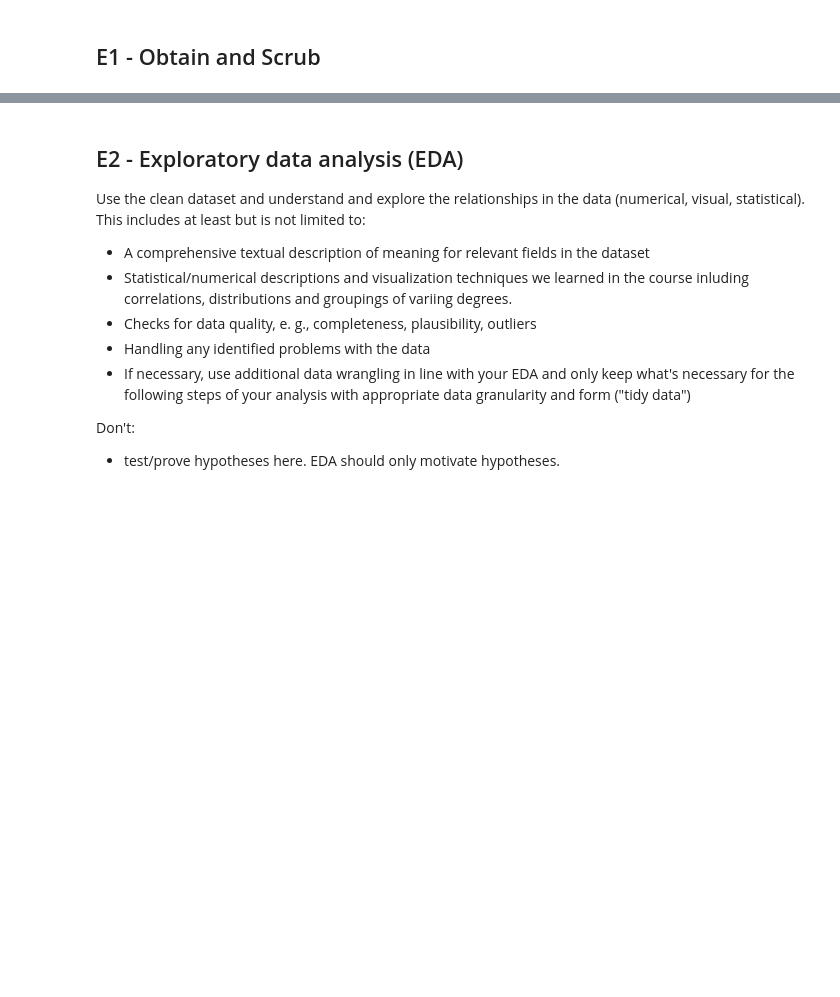
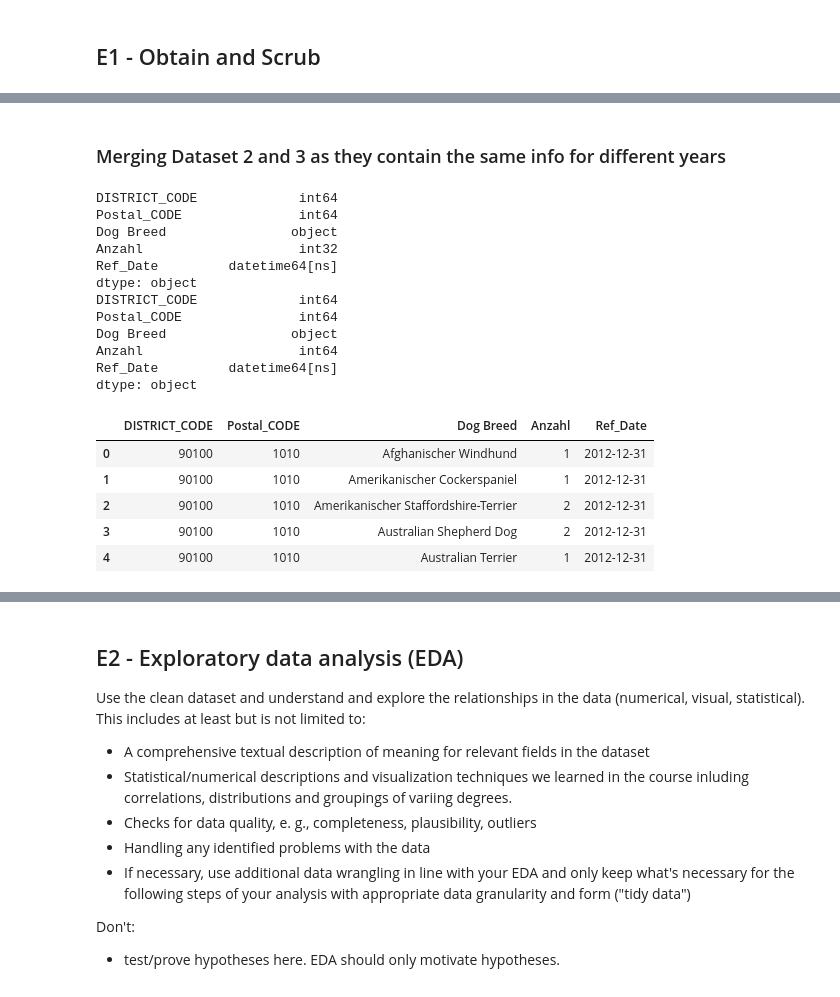
Before and after one commit to theresanother1/dee24-group-project, a Jupyter notebook: prj01.ipynb, the cells around one changed output, grey strips where cells are left out. Drawn from its saved outputs; the diff is of its cells as text; code cells hidden in the pictures; blank space fills up the shorter version.

```diff
--- a/prj01.ipynb
+++ b/prj01.ipynb
@@ -100,5 +335,7 @@ dog_types.head()
 # %%
 # Import dataset 3
-dogs_2 = pd.read_csv("hunde-vie.csv", sep=';', encoding='latin-1', skiprows=1)
-dogs_2.head()
+dog_types_2012 = pd.read_csv("hunde-vie.csv", sep=';', encoding='latin-1', skiprows=1)
+
+print("Dataframe shape: ", dog_types_2012.shape)
+dog_types_2012.head(5)
 # %% [output]
@@ -110,0 +380,4 @@ dogs_2.head()
+# %%
+dog_types_2012['Ref_Date'] = pd.to_datetime(dog_types_2012['Ref_Date'], format='%Y%d%m').dt.strftime('%Y%m%d')
+dog_types_2012 = adapt_df(dog_types_2012)
+print(dog_types_2012.isnull().values.any())
@@ -110,0 +403,29 @@ dogs_2.head()
+# %%
+# drop duplicates
+key=['Dog Breed', 'Postal_CODE']
+dog_types_2012=dog_types_2012.drop_duplicates(subset=key)
+# %% [markdown]
+### Merging Dataset 2 and 3 as they contain the same info for different years
+# %%
+print(dog_types_2024.dtypes)
+print(dog_types_2012.dtypes)
+dog_types_2012.head(5)
+# %% [output]
+DISTRICT_CODE             int64
+Postal_CODE               int64
+Dog Breed                object
+Anzahl                    int32
+Ref_Date         datetime64[ns]
+dtype: object
+DISTRICT_CODE             int64
+Postal_CODE               int64
+Dog Breed                object
+Anzahl                    int64
+Ref_Date         datetime64[ns]
+dtype: object
+|  | DISTRICT_CODE | Postal_CODE | Dog Breed | Anzahl | Ref_Date |
+| 0 | 90100 | 1010 | Afghanischer Windhund | 1 | 2012-12-31 |
+| 1 | 90100 | 1010 | Amerikanischer Cockerspaniel | 1 | 2012-12-31 |
+| 2 | 90100 | 1010 | Amerikanischer Staffordshire-Terrier | 2 | 2012-12-31 |
+| 3 | 90100 | 1010 | Australian Shepherd Dog | 2 | 2012-12-31 |
+| 4 | 90100 | 1010 | Australian Terrier | 1 | 2012-12-31 |
```
Also changed, not shown: parts of 50 cells of this notebook.
